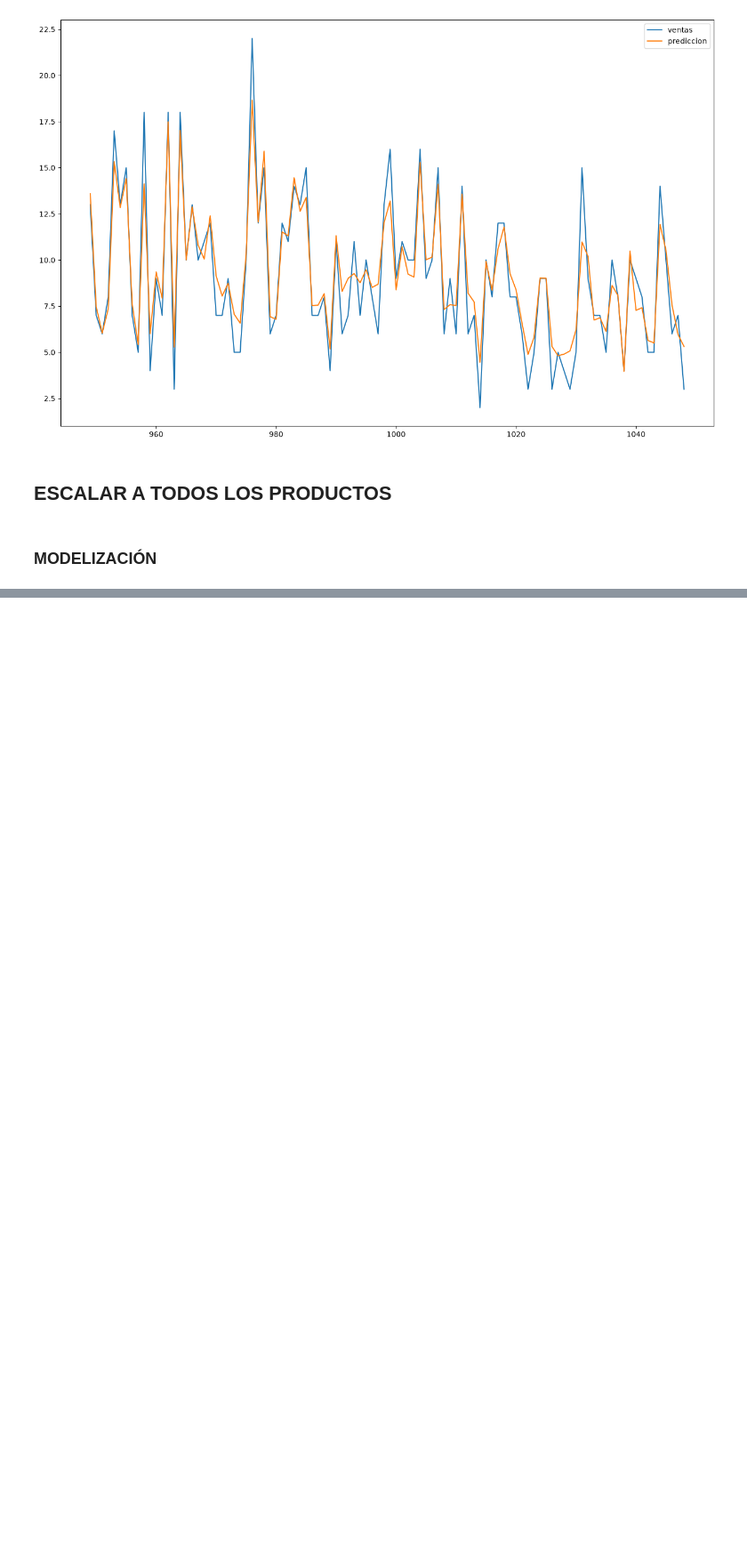
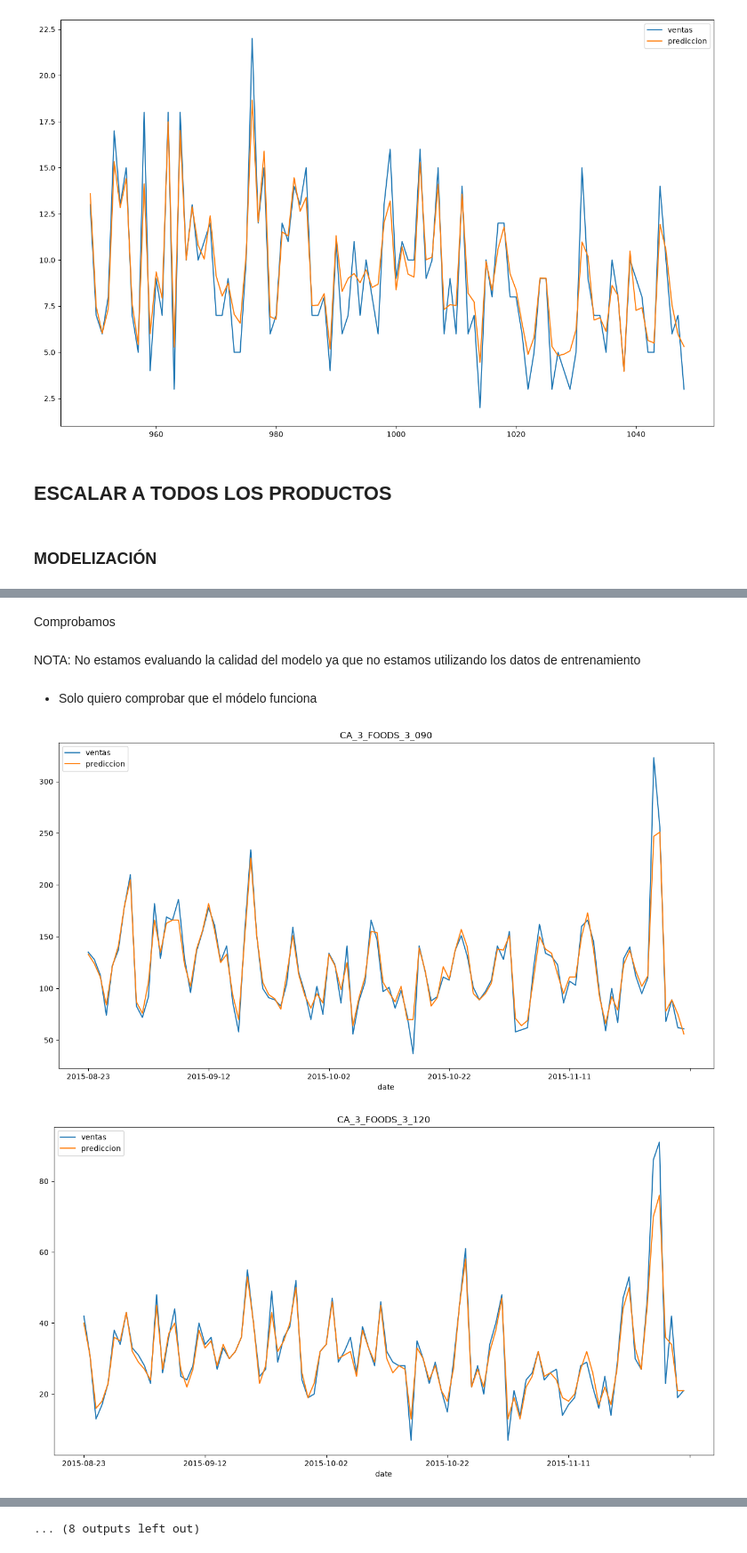
Before and after one commit to PabloHVega/ForecastingRetail, a Jupyter notebook: 03_notebooks/06_Modelizacion.ipynb, the cells around one changed output, grey strips where cells are left out. Shown at 89% size. Drawn from its saved outputs; the diff is of its cells as text; code cells hidden in the pictures; blank space fills up the shorter version.

```diff
--- a/03_notebooks/06_Modelizacion.ipynb
+++ b/03_notebooks/06_Modelizacion.ipynb
@@ -135,0 +159,2 @@ temp.tail(100).plot(figsize= (16,10));
+# %%
+productos = list(x.groupby('producto'))
@@ -135,0 +206,2 @@ temp.tail(100).plot(figsize= (16,10));
+# %%
+lista_modelos = []
@@ -135,0 +210,14 @@ temp.tail(100).plot(figsize= (16,10));
+# %%
+for cada in productos:
+    # Renombra por claridad
+    producto = cada[0]
+    datos = cada[1]
+
+    # Selecciona solo los datos de la target que se corresponde con el producto
+    y_cada = y[y.index.isin(datos.index)]
+
+    # Llama a la función de modelizar
+    modelo = modelizar(datos, y_cada)
+
+    # Añade el modelo final a la lista
+    lista_modelos.append((producto, modelo))
@@ -135,0 +244,36 @@ temp.tail(100).plot(figsize= (16,10));
+# %% [markdown]
+Comprobamos
+# %% [markdown]
+NOTA: No estamos evaluando la calidad del modelo ya que no estamos utilizando los datos de entrenamiento
+# %% [markdown]
+- Solo quiero comprobar que el módelo funciona
+# %%
+# Unificar el df para poder extraer los datos de x e y de cada producto
+df = pd.concat([x, y], axis=1)
+
+for cada in range(0,len(lista_modelos)):
+
+    # Prepara los datos necesarios
+    producto = lista_modelos[cada][0]
+    modelo = lista_modelos[cada][1]
+    variables = modelo[0].feature_names_in_
+    target = 'ventas'
+
+    x_prod = df.loc[df.producto == producto].drop(columns=target).copy()
+    y_prod = df.loc[df.producto == producto, 'ventas'].copy()
+
+    date = x_prod.date.values
+
+    # Genera gráficos de predicho vs real
+    predicciones = pd.DataFrame(data= {'date' : date,
+                                       'producto' : producto,
+                                       'ventas' : y_prod,
+                                       'prediccion' : modelo.predict(x_prod[variables])})
+
+    predicciones['prediccion'] = predicciones.prediccion.astype('int')
+    predicciones.set_index('date', inplace=True)
+
+    predicciones.tail(100).plot(figsize= (16,8), title = producto);
+# %% [output]
+[figure, added]
+[figure, added]
@@ -135,0 +290 @@ temp.tail(100).plot(figsize= (16,10));
+... (8 outputs left out)
```
Also changed, not shown: parts of 11 cells of this notebook, 1 other file.
